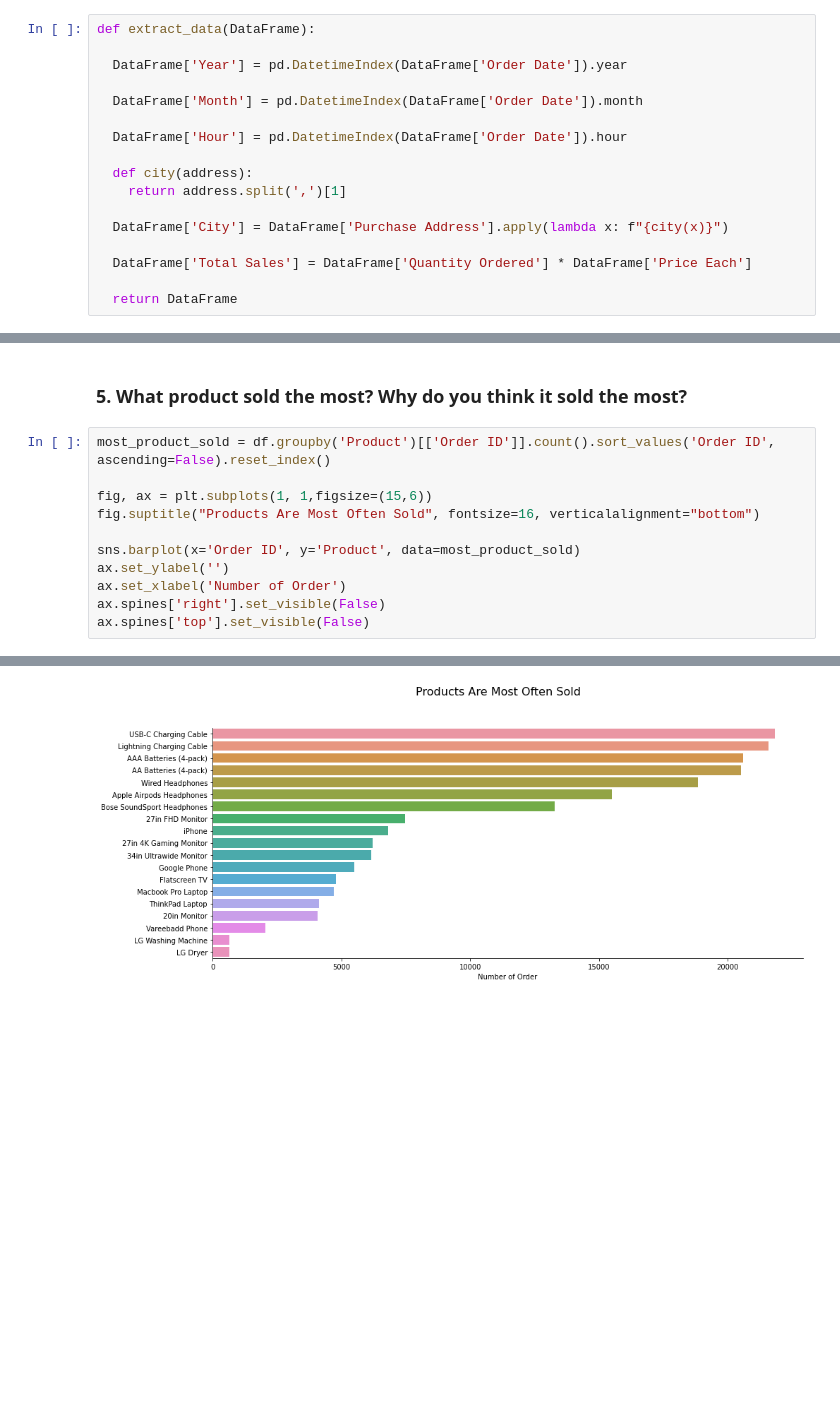
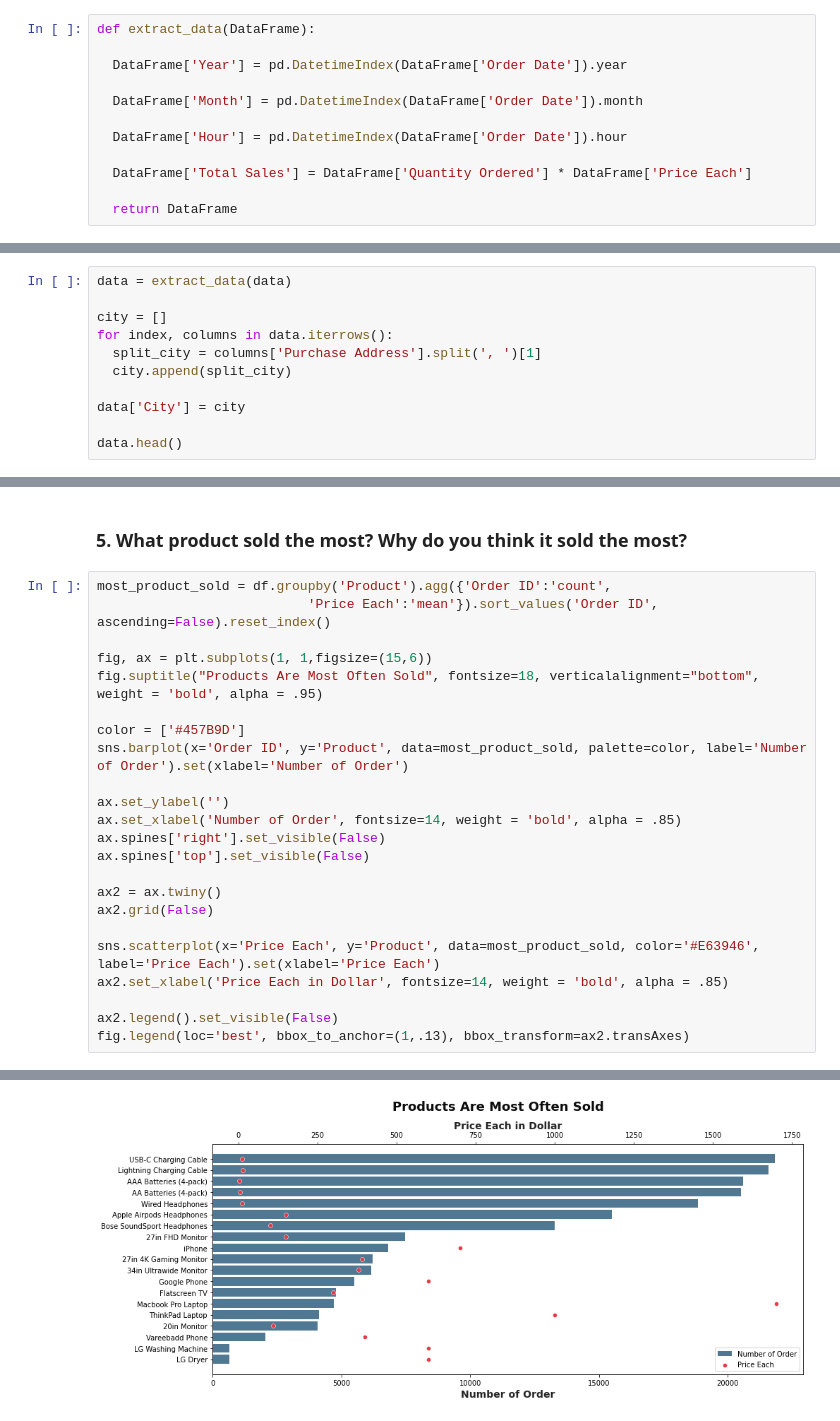
Before and after one commit to abdsyafiq/Sales-Analysis, a Jupyter notebook: Sales_Product_Data.ipynb, the cells around one changed output, grey strips where cells are left out. Drawn from its saved outputs; the diff is of its cells as text; blank space fills up the shorter version.

```diff
--- a/Sales_Product_Data.ipynb
+++ b/Sales_Product_Data.ipynb
@@ -231,11 +232,6 @@ def extract_data(DataFrame):
 
   DataFrame['Hour'] = pd.DatetimeIndex(DataFrame['Order Date']).hour
 
-  def city(address):
-    return address.split(',')[1]
-
-  DataFrame['City'] = DataFrame['Purchase Address'].apply(lambda x: f"{city(x)}")
-
   DataFrame['Total Sales'] = DataFrame['Quantity Ordered'] * DataFrame['Price Each']
 
   return DataFrame
@@ -251,0 +238,11 @@ data.head()
+# %%
+data = extract_data(data)
+
+city = []
+for index, columns in data.iterrows():
+  split_city = columns['Purchase Address'].split(', ')[1]
+  city.append(split_city)
+
+data['City'] = city
+
+data.head()
@@ -362,14 +381,26 @@ for key, value in count.most_common(10):
 # %% [markdown]
 ### **5. What product sold the most? Why do you think it sold the most?**
 # %%
-most_product_sold = df.groupby('Product')[['Order ID']].count().sort_values('Order ID', ascending=False).reset_index()
+most_product_sold = df.groupby('Product').agg({'Order ID':'count',
+                           'Price Each':'mean'}).sort_values('Order ID', ascending=False).reset_index()
 
 fig, ax = plt.subplots(1, 1,figsize=(15,6))
-fig.suptitle("Products Are Most Often Sold", fontsize=16, verticalalignment="bottom")
+fig.suptitle("Products Are Most Often Sold", fontsize=18, verticalalignment="bottom", weight = 'bold', alpha = .95)
 
-sns.barplot(x='Order ID', y='Product', data=most_product_sold)
+color = ['#457B9D']
+sns.barplot(x='Order ID', y='Product', data=most_product_sold, palette=color, label='Number of Order').set(xlabel='Number of Order')
+
 ax.set_ylabel('')
-ax.set_xlabel('Number of Order')
+ax.set_xlabel('Number of Order', fontsize=14, weight = 'bold', alpha = .85)
 ax.spines['right'].set_visible(False)
 ax.spines['top'].set_visible(False)
+
+ax2 = ax.twiny()
+ax2.grid(False)
+
+sns.scatterplot(x='Price Each', y='Product', data=most_product_sold, color='#E63946', label='Price Each').set(xlabel='Price Each')
+ax2.set_xlabel('Price Each in Dollar', fontsize=14, weight = 'bold', alpha = .85)
+
+ax2.legend().set_visible(False)
+fig.legend(loc='best', bbox_to_anchor=(1,.13), bbox_transform=ax2.transAxes)
 # %% [output]
@@ -376 +408 @@ ax.spines['top'].set_visible(False)
-[figure, old version]
+[figure, new version]
```
Also changed, not shown: parts of 14 cells of this notebook.
